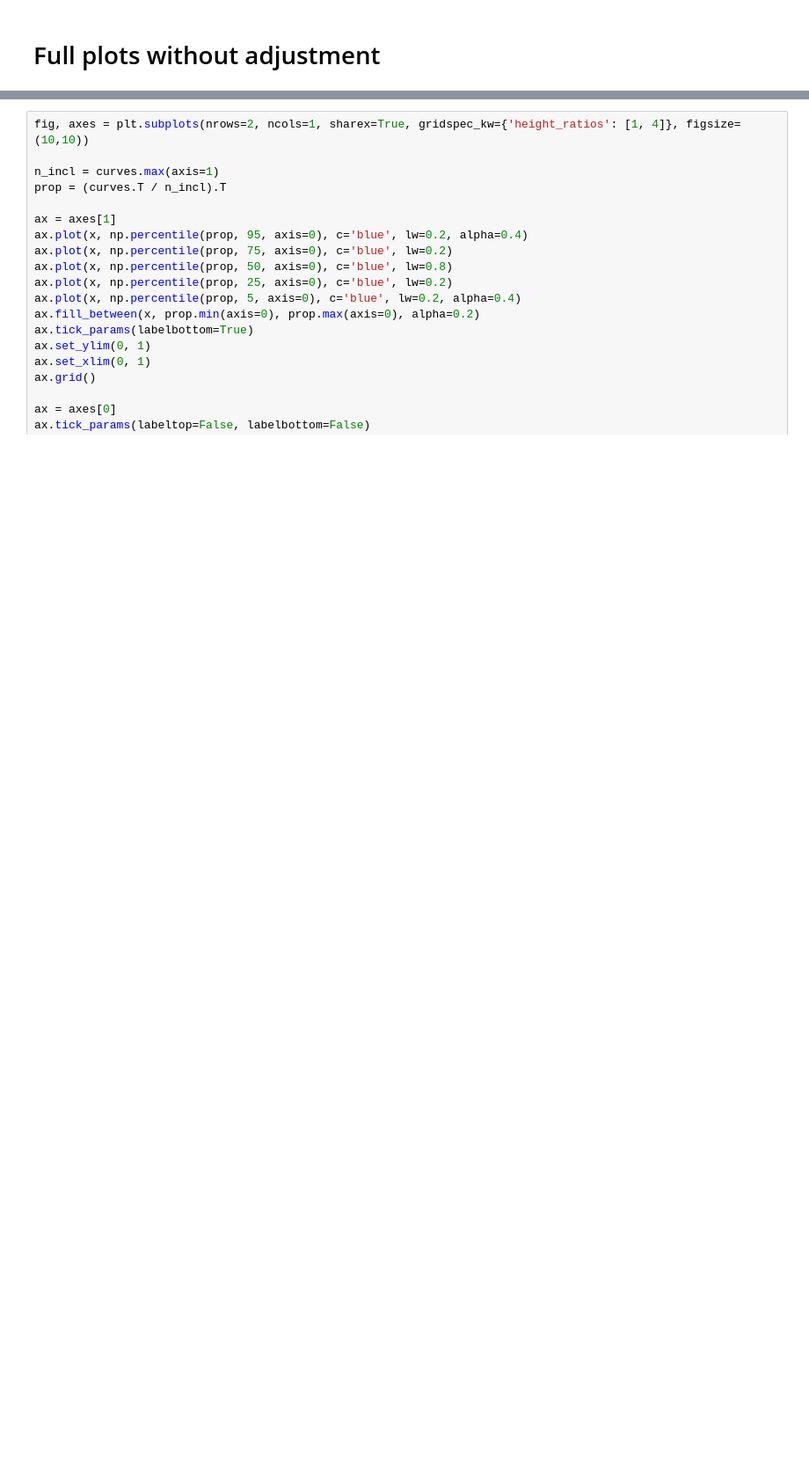
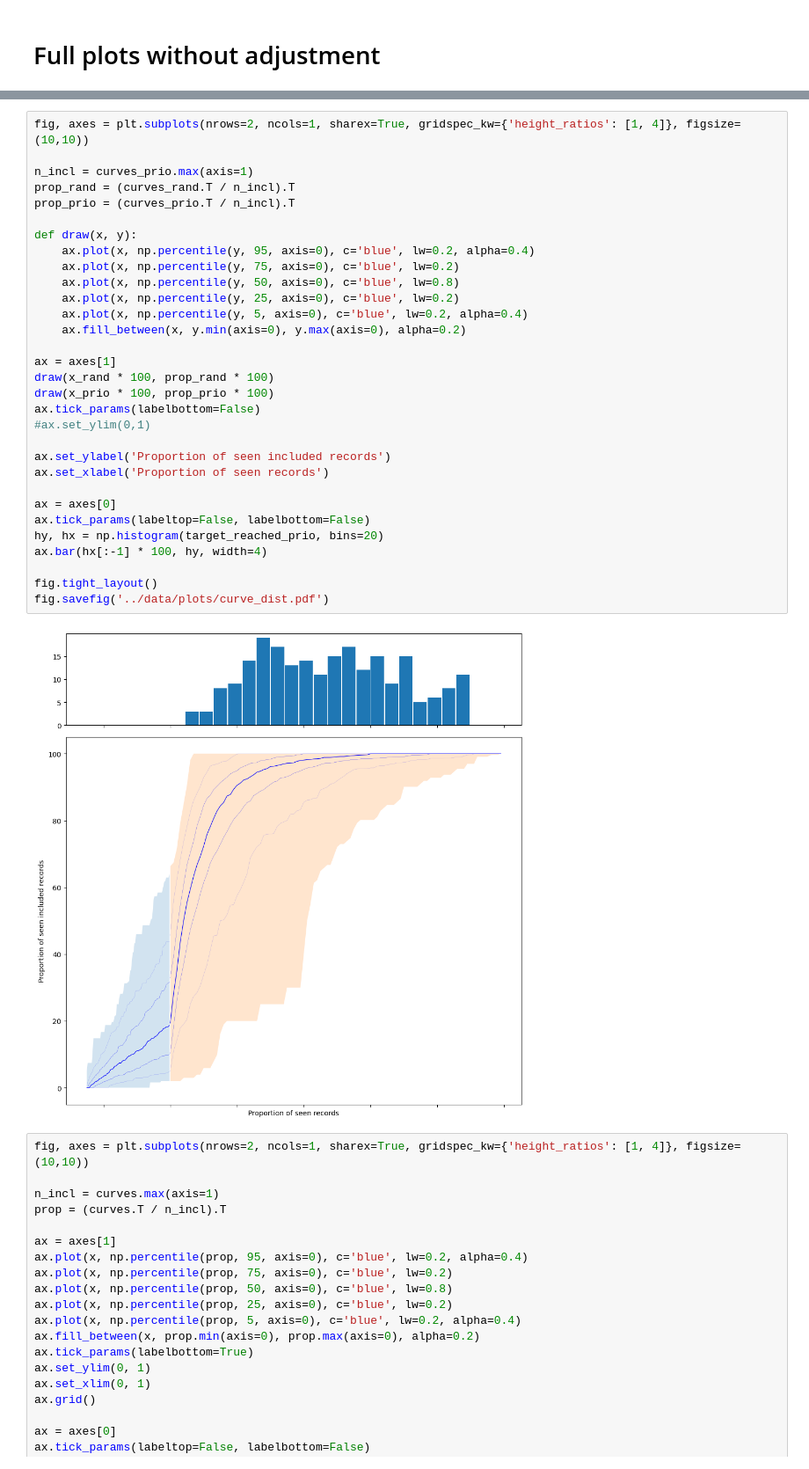
Before and after one commit to destiny-evidence/stopping-methods, a Jupyter notebook: evaluation/MultiCurvePlot.ipynb, the cells around one changed output, grey strips where cells are left out. Shown: that part at 88% size. Saved outputs shown, nothing was run; the diff lists cells and outputs as text; blank space fills up the shorter version.

```diff
--- a/evaluation/MultiCurvePlot.ipynb
+++ b/evaluation/MultiCurvePlot.ipynb
@@ -250,3 +250,36 @@ plt.show()
+# %%
+fig, axes = plt.subplots(nrows=2, ncols=1, sharex=True, gridspec_kw={'height_ratios': [1, 4]}, figsize=(10,10))
+
+n_incl = curves_prio.max(axis=1)
+prop_rand = (curves_rand.T / n_incl).T
+prop_prio = (curves_prio.T / n_incl).T
+
+def draw(x, y):
+    ax.plot(x, np.percentile(y, 95, axis=0), c='blue', lw=0.2, alpha=0.4)
+    ax.plot(x, np.percentile(y, 75, axis=0), c='blue', lw=0.2)
+    ax.plot(x, np.percentile(y, 50, axis=0), c='blue', lw=0.8)
+    ax.plot(x, np.percentile(y, 25, axis=0), c='blue', lw=0.2)
+    ax.plot(x, np.percentile(y, 5, axis=0), c='blue', lw=0.2, alpha=0.4)
+    ax.fill_between(x, y.min(axis=0), y.max(axis=0), alpha=0.2)
+
+ax = axes[1]
+draw(x_rand * 100, prop_rand * 100)
+draw(x_prio * 100, prop_prio * 100)
+ax.tick_params(labelbottom=False)
+#ax.set_ylim(0,1)
+
+ax.set_ylabel('Proportion of seen included records')
+ax.set_xlabel('Proportion of seen records')
+
+ax = axes[0]
+ax.tick_params(labeltop=False, labelbottom=False)
+hy, hx = np.histogram(target_reached_prio, bins=20)
+ax.bar(hx[:-1] * 100, hy, width=4)
+
+fig.tight_layout()
+fig.savefig('../data/plots/curve_dist.pdf')
+# %% [output]
+[figure, added]
 # %%
 fig, axes = plt.subplots(nrows=2, ncols=1, sharex=True, gridspec_kw={'height_ratios': [1, 4]}, figsize=(10,10))
 
```
Also changed, not shown: parts of 3 cells of this notebook, 2 other files.
